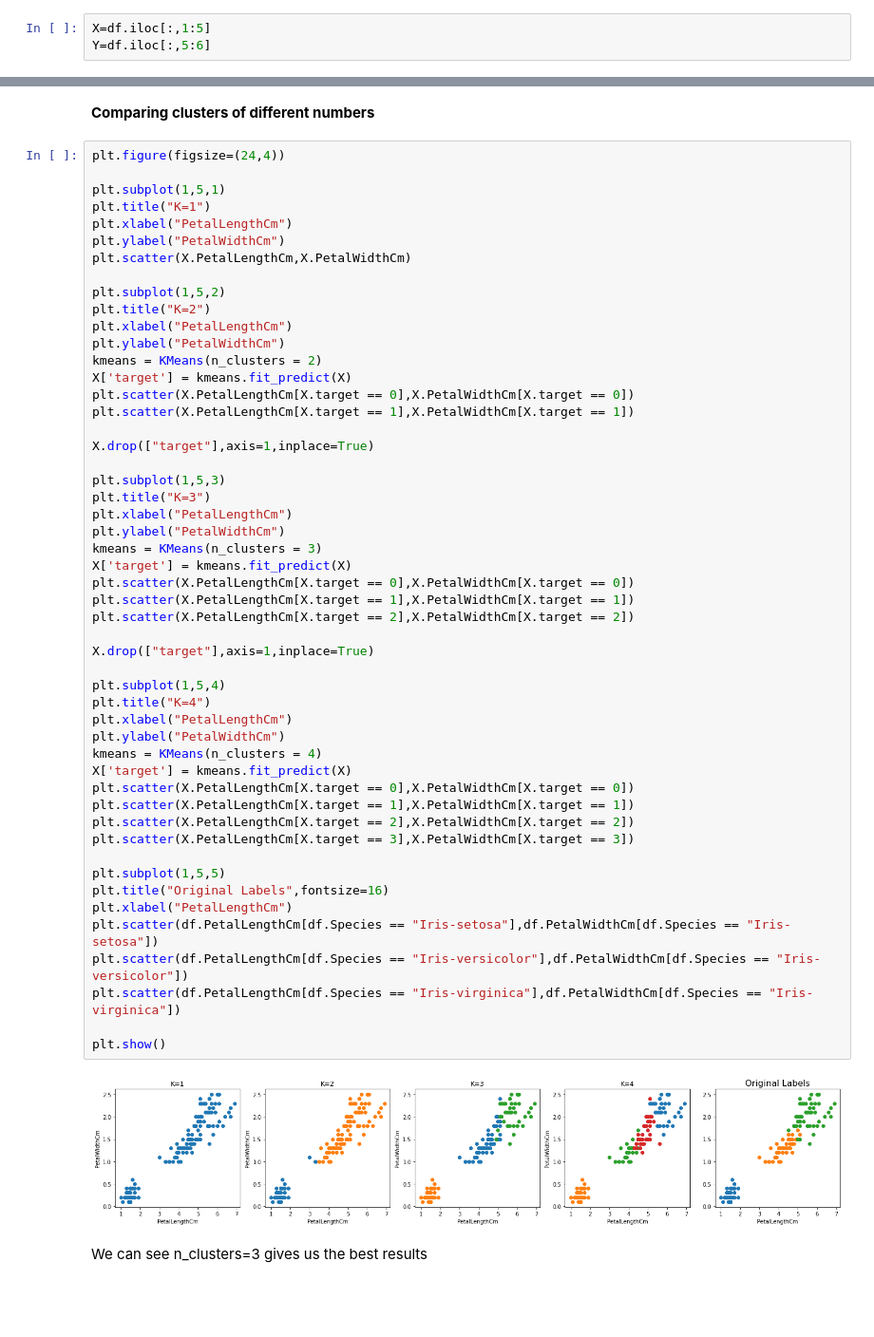
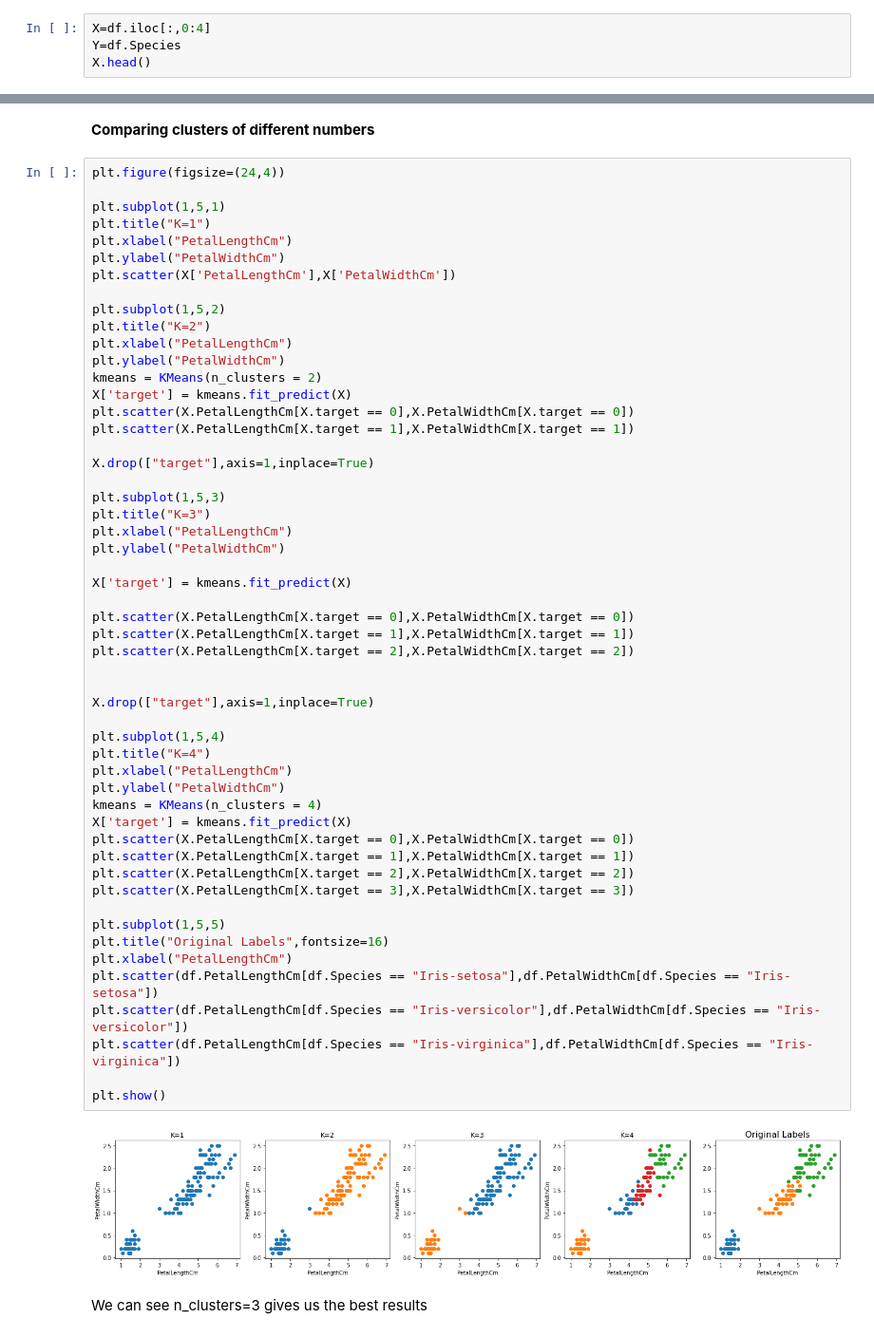
Before and after one commit to Ketkic09/TheSparksFoundation, a Jupyter notebook: UnsupervisedLearning.ipynb, the cells around one changed output, grey strips where cells are left out. Shown at 95% size. Saved outputs shown, nothing was run; the diff lists cells and outputs as text; blank space fills up the shorter version.

```diff
--- a/UnsupervisedLearning.ipynb
+++ b/UnsupervisedLearning.ipynb
@@ -50,5 +49,6 @@ memory usage: 7.2+ KB
 # %% [markdown]
 **Splitting Data into features and target**
 # %%
-X=df.iloc[:,1:5]
-Y=df.iloc[:,5:6]
+X=df.iloc[:,0:4]
+Y=df.Species
+X.head()
@@ -82,7 +104,7 @@ plt.subplot(1,5,1)
 plt.title("K=1")
 plt.xlabel("PetalLengthCm")
 plt.ylabel("PetalWidthCm")
-plt.scatter(X.PetalLengthCm,X.PetalWidthCm)
+plt.scatter(X['PetalLengthCm'],X['PetalWidthCm'])
 
 plt.subplot(1,5,2)
 plt.title("K=2")
@@ -99,35 +121,37 @@ plt.subplot(1,5,3)
 plt.title("K=3")
 plt.xlabel("PetalLengthCm")
 plt.ylabel("PetalWidthCm")
-kmeans = KMeans(n_clusters = 3)
+
 X['target'] = kmeans.fit_predict(X)
+
 plt.scatter(X.PetalLengthCm[X.target == 0],X.PetalWidthCm[X.target == 0])
 plt.scatter(X.PetalLengthCm[X.target == 1],X.PetalWidthCm[X.target == 1])
 plt.scatter(X.PetalLengthCm[X.target == 2],X.PetalWidthCm[X.target == 2])
+
 
 X.drop(["target"],axis=1,inplace=True)
 
 plt.subplot(1,5,4)
 plt.title("K=4")
 plt.xlabel("PetalLengthCm")
 plt.ylabel("PetalWidthCm")
 kmeans = KMeans(n_clusters = 4)
 X['target'] = kmeans.fit_predict(X)
 plt.scatter(X.PetalLengthCm[X.target == 0],X.PetalWidthCm[X.target == 0])
 plt.scatter(X.PetalLengthCm[X.target == 1],X.PetalWidthCm[X.target == 1])
 plt.scatter(X.PetalLengthCm[X.target == 2],X.PetalWidthCm[X.target == 2])
 plt.scatter(X.PetalLengthCm[X.target == 3],X.PetalWidthCm[X.target == 3])
 
 plt.subplot(1,5,5)
 plt.title("Original Labels",fontsize=16)
 plt.xlabel("PetalLengthCm")
 plt.scatter(df.PetalLengthCm[df.Species == "Iris-setosa"],df.PetalWidthCm[df.Species == "Iris-setosa"])
 plt.scatter(df.PetalLengthCm[df.Species == "Iris-versicolor"],df.PetalWidthCm[df.Species == "Iris-versicolor"])
 plt.scatter(df.PetalLengthCm[df.Species == "Iris-virginica"],df.PetalWidthCm[df.Species == "Iris-virginica"])
 
 plt.show()
 # %% [output]
-[figure, old version]
+[figure, new version]
 # %% [markdown]
 We can see n_clusters=3 gives us the best results
 # %% [markdown]
```
Also changed, not shown: parts of 6 cells of this notebook.
